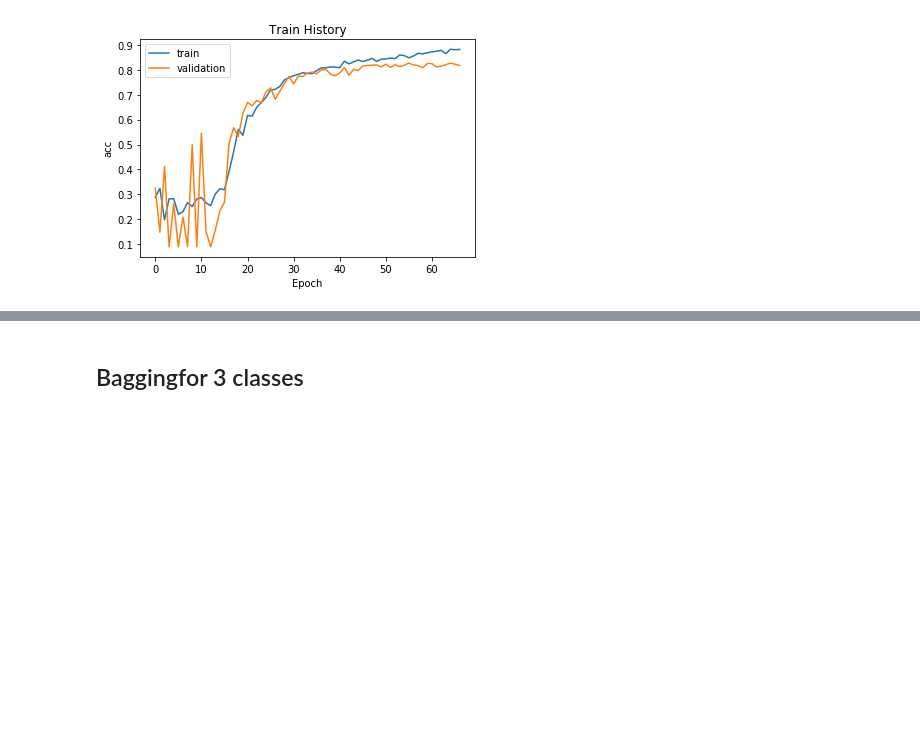
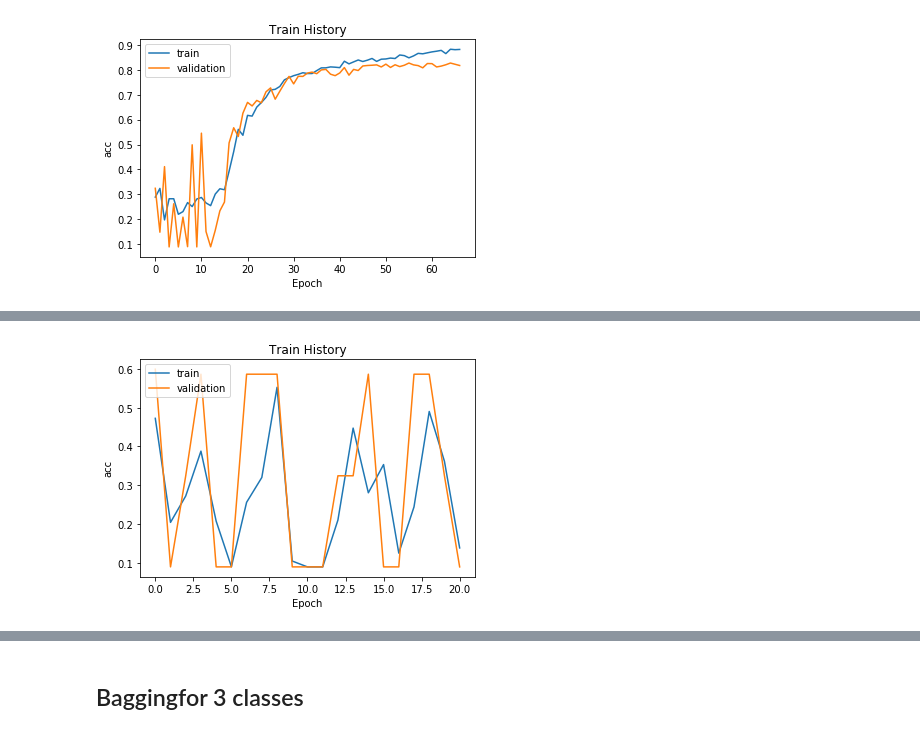
Before and after one commit to yanshuolee/ECG-AF-Detection, a Jupyter notebook: 1D CNN model_ver_0.2.ipynb, the cells around one changed output, grey strips where cells are left out. Saved outputs shown, nothing was run; the diff lists cells and outputs as text; code cells hidden in the pictures; blank space fills up the shorter version.

```diff
--- a/1D CNN model_ver_0.2.ipynb
+++ b/1D CNN model_ver_0.2.ipynb
@@ -608,0 +626,39 @@ show_plot('loss', train_history_1)
+# %%
+import numpy as np
+from keras.models import Sequential
+from keras.layers import Dense, Flatten, Conv1D, MaxPooling1D, AveragePooling1D, Dropout
+from keras.layers import BatchNormalization, Activation
+from keras.optimizers import Adam
+from keras.utils import np_utils
+import tensorflow as tf
+from keras.callbacks import EarlyStopping
+from sklearn.utils import class_weight
+from toolkit import to_3_classes, plot
+np.set_printoptions(suppress=True)
+
+trainD = np.load("/home/hsiehch/30s/train_data.npy")
+trainL = np.load("/home/hsiehch/30s/train_label.npy")
+validationD = np.load("/home/hsiehch/30s/validation_data.npy")
+validationL = np.load("/home/hsiehch/30s/validation_label.npy")
+testD = np.load("/home/hsiehch/30s/test_data.npy")
+testL = np.load("/home/hsiehch/30s/test_label.npy")
+
+trainL = to_3_classes.to_3_classes(trainL)
+validationL = to_3_classes.to_3_classes(validationL)
+testL = to_3_classes.to_3_classes(testL)
+
+trainData = trainD.reshape((trainD.shape[0], trainD.shape[1], 1))
+trainLabel = np_utils.to_categorical(trainL, 3)
+validationData = validationD.reshape((validationD.shape[0], validationD.shape[1], 1))
+validationLabel = np_utils.to_categorical(validationL, 3)
+testData = testD.reshape((testD.shape[0], testD.shape[1], 1))
+testLabel = np_utils.to_categorical(testL, 3)
+
+cw = class_weight.compute_sample_weight('balanced', [0,1,2], trainL)
+
+print('Train Data:', trainData.shape)
+print('Train Label: ', trainLabel.shape)
+print('Vali Data: ', validationData.shape)
+print('Vali Label: ', validationLabel.shape)
+print('Test Data: ', testData.shape)
+print('Test Label: ', testLabel.shape)
@@ -608,0 +776,4 @@ show_plot('loss', train_history_1)
+# %%
+plot.show_plot('acc', train_history_1)
+# %% [output]
+[figure, added]
```
Also changed, not shown: parts of 14 cells of this notebook, 5 other files.
